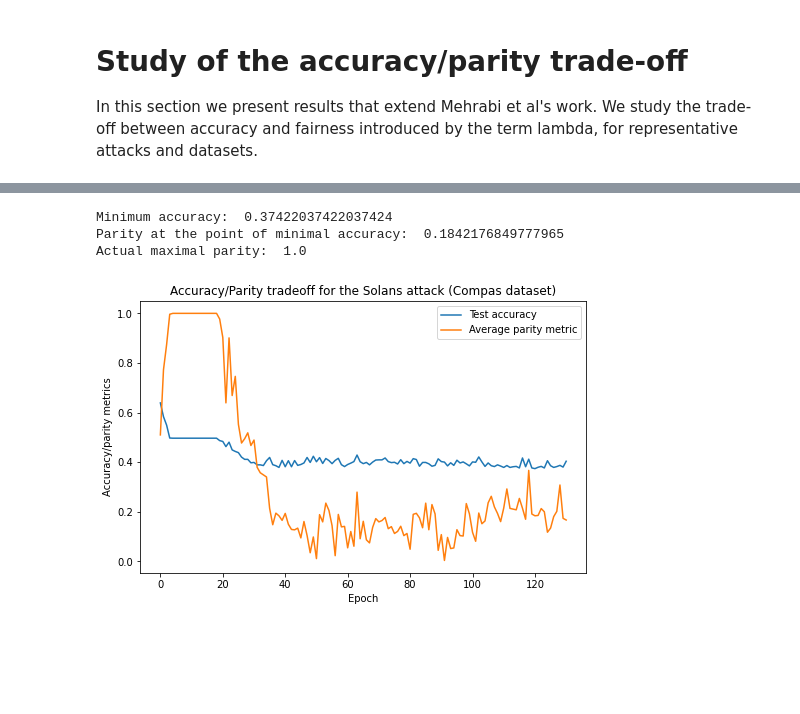
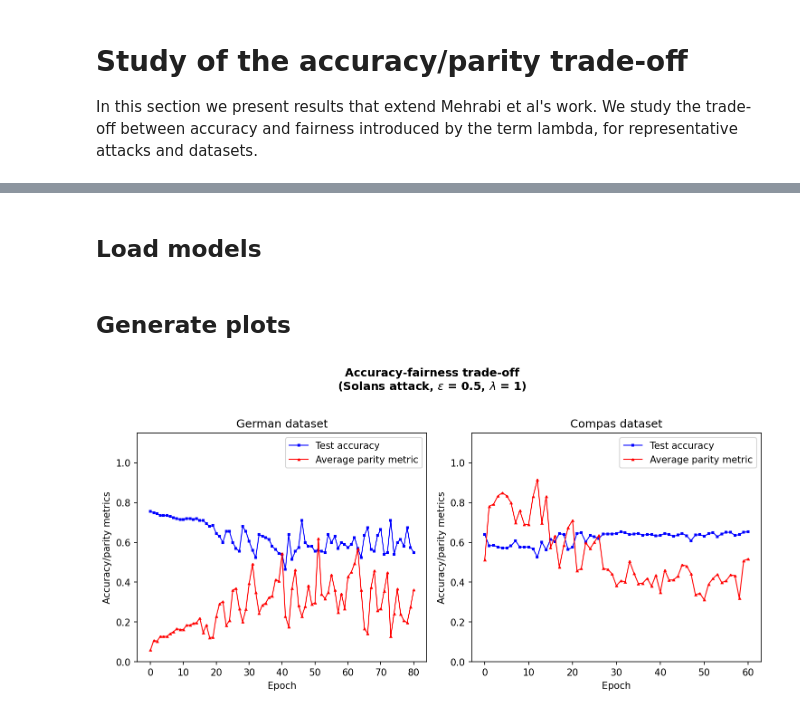
Before and after one commit to imandrealombardo/FACT-AI, a Jupyter notebook: Fairness_attack/Results_notebook.ipynb, the cells around one changed output, grey strips where cells are left out. Saved outputs shown, nothing was run; the diff lists cells and outputs as text; code cells hidden in the pictures; blank space fills up the shorter version.

Commit message:
Added trade-off analysis in the notebook

```diff
--- a/Fairness_attack/Results_notebook.ipynb
+++ b/Fairness_attack/Results_notebook.ipynb
@@ -290,25 +271,0 @@ Actual maximal parity:  0.24862962623350426
-# %%
-# Accuracy/Parity tradeoff depending on the epoch, for Parity based stopper, Solans attack
-f = open(os.path.join(compas_json_folder, 'compas_Solans_0.5_1.0_Accuracy-checkpoint.json'))
-data_parity_stopper = json.load(f)
-
-fig, ax = plt.subplots(figsize=(8,5))
-plt.title('Accuracy/Parity tradeoff for the Solans attack (Compas dataset)')
-plt.xlabel('Epoch')
-plt.ylabel('Accuracy/parity metrics')
-plt.plot(data_parity_stopper['Accuracies'], label='Test accuracy')
-plt.plot(data_parity_stopper['Average_Parities'], label='Average parity metric')
-ax.legend()
-
-# At the epoch with minimal accuracy, what is the value of the parity?
-# What can be the actual maximal value of the parity?
-min_acc_idx = int(np.where(data_parity_stopper['Accuracies']==np.min(data_parity_stopper['Accuracies']))[0])
-parity_at_min_acc = data_parity_stopper['Average_Parities'][min_acc_idx]
-print('Minimum accuracy: ', np.min(data_parity_stopper['Accuracies']))
-print('Parity at the point of minimal accuracy: ', parity_at_min_acc)
-print('Actual maximal parity: ', np.max(data_parity_stopper['Average_Parities']))
-# %% [output]
-Minimum accuracy:  0.37422037422037424
-Parity at the point of minimal accuracy:  0.1842176849777965
-Actual maximal parity:  1.0
-[figure, removed]
@@ -324,0 +272,38 @@ lamb = [0.0, 0.1, 0.2, 0.3, 0.4, 0.5, 0.6, 0.7, 0.8, 0.9, 1.0]
+# %% [markdown]
+## Load models
+# %%
+# Accuracy/Parity tradeoff depending on the epoch, for Accuracy based stopper, Solans attack, COMPAS dataset
+f_german_solans = open(os.path.join(german_json_folder, 'german_Solans_0.5_1.0_Accuracy-checkpoint.json'))
+german_solans = json.load(f_german_solans)
+
+# Accuracy/Parity tradeoff depending on the epoch, for Parity based stopper, Solans attack, COMPAS dataset
+f_compas_solans = open(os.path.join(compas_json_folder, 'compas_Solans_0.5_1.0_Parity-checkpoint.json'))
+compas_solans = json.load(f_compas_solans)
+# %% [markdown]
+## Generate plots
+# %%
+# First plot
+fig, axs = plt.subplots(1, 2, figsize=(10,5), dpi=150)
+axs[0].set_title('German dataset')
+axs[0].set_xlabel('Epoch')
+axs[0].set_ylabel('Accuracy/parity metrics')
+axs[0].plot(german_solans['Accuracies'], label='Test accuracy', color = 'b', linewidth = 1, ms = 1.5, marker = 's')
+axs[0].plot(german_solans['Average_Parities'], label='Average parity metric', color = 'r', linewidth = 1, ms = 2, marker = '^')
+axs[0].set_ylim([0, 1.15])
+#axs[0].set_xlim([-2, 64])
+axs[0].legend()
+
+# Second plot
+axs[1].set_title('Compas dataset')
+axs[1].set_xlabel('Epoch')
+axs[1].set_ylabel('Accuracy/parity metrics')
+axs[1].plot(compas_solans['Accuracies'], label='Test accuracy', color = 'b', linewidth = 1, ms = 1.5, marker = 's')
+axs[1].plot(compas_solans['Average_Parities'], label='Average parity metric', color = 'r', linewidth = 1, ms = 2, marker = '^')
+axs[1].set_ylim([0, 1.15])
+
+axs[1].legend()
+
+fig.suptitle('Accuracy-fairness trade-off\n(Solans attack, $\epsilon$ = 0.5, $\lambda$ = 1)\n', fontweight = 'bold')
+fig.tight_layout()
+# %% [output]
+[figure, added]
```
Also changed, not shown: parts of 10 cells of this notebook, 36 other files.
